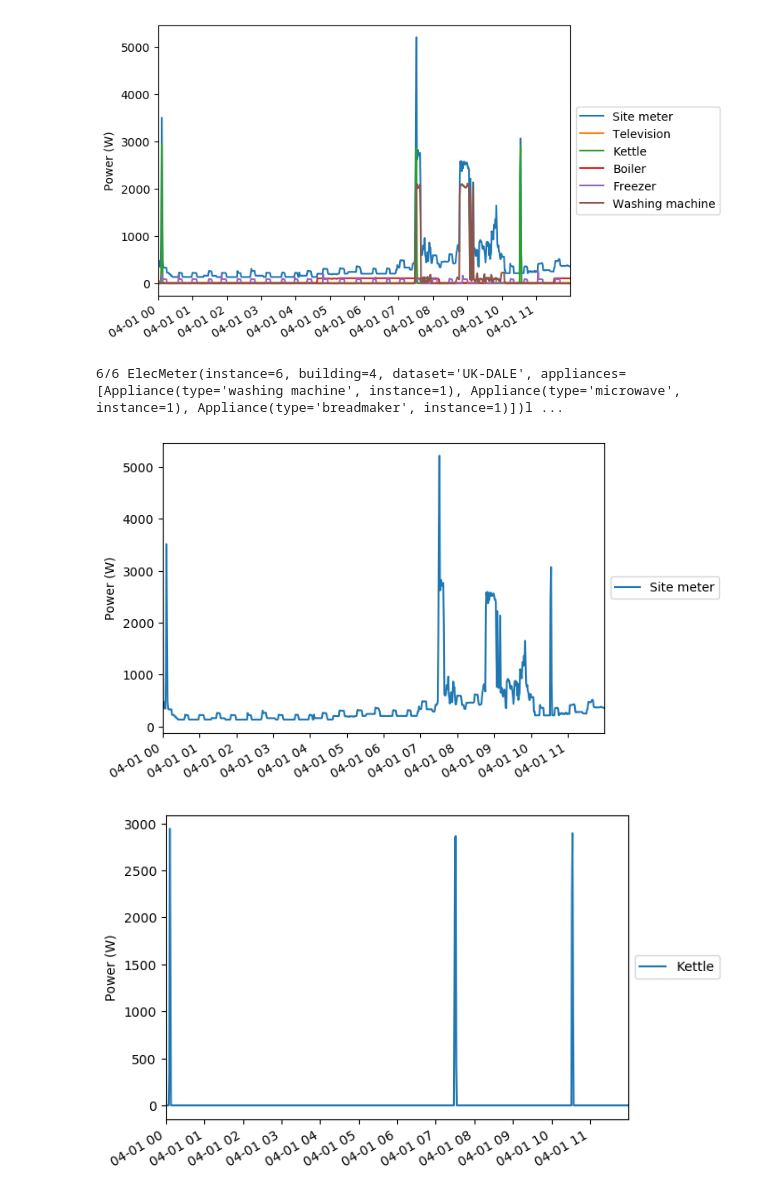
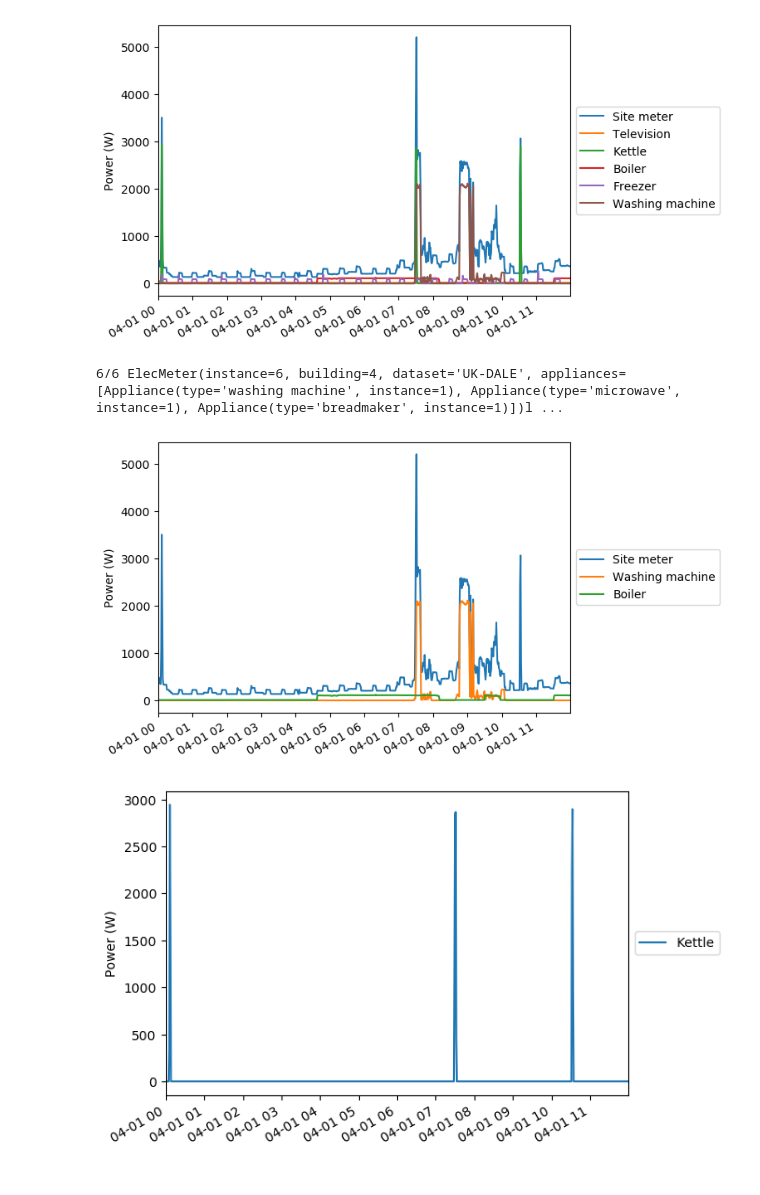
Before and after one commit to ccruzalegui/NILM-UPC-MasterThesis, a Jupyter notebook: 1_EDA/Mycode1_EDA.ipynb, the cells around one changed output. Drawn from its saved outputs; the diff is of its cells as text; code cells hidden in the pictures.

```diff
--- a/1_EDA/Mycode1_EDA.ipynb
+++ b/1_EDA/Mycode1_EDA.ipynb
@@ -24,11 +23,8 @@ import util as ut
 Data load
 # %%
 #Load the UK-DALE dataset from the H5 file
-ukdale = DataSet(r'C:\Users\cmcru\OneDrive\Documents\CCruzalegui\8. Master Europe\2. UPC\Semester IV\6. Code\Dataset\ukdale.h5')
+ukdale = DataSet('./Dataset/ukdale.h5')
 
-#('./Dataset/ukdale.h5') - original file directory
-
-###
 #The code is using the DataSet function from the NILMTK package to load the
 #UK-DALE dataset from an H5 file and create a DataSet 'object' called ukdale.
 #The DataSet function does not transform the data into a dataframe,
@@ -236,19 +232,19 @@ plt.show()
 # %% [output]
 [figure]
 # %%
-mains = house_sample.select_top_k(k=1)
+mains = house_sample.select_top_k(k=3)
 #mains.plot
 
 # Plot graph
 ax = mains.plot()
 ax.legend(loc='center left', bbox_to_anchor=(1.0, 0.5))
 plt.show()
 
 #the select_top_k method is called with k=1 to select the meter with the highest power consumption,
 #which is usually the mains. The plot method is then called on the resulting Electric object to plot the graph.
 # %% [output]
 6/6 ElecMeter(instance=6, building=4, dataset='UK-DALE', appliances=[Appliance(type='washing machine', instance=1), Appliance(type='microwave', instance=1), Appliance(type='breadmaker', instance=1)])l ...
-[figure, old version]
+[figure, new version]
 # %%
 appliance = house_sample.select_using_appliances(type='kettle')
 ax = appliance.plot()
```
Also changed, not shown: parts of 67 cells of this notebook.
